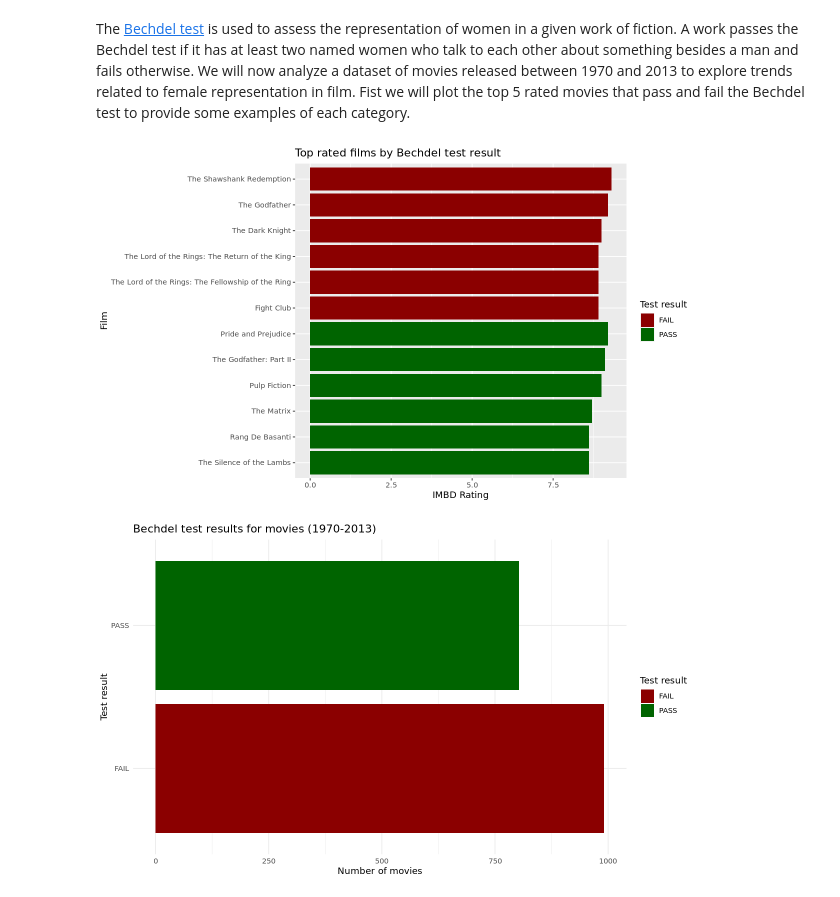
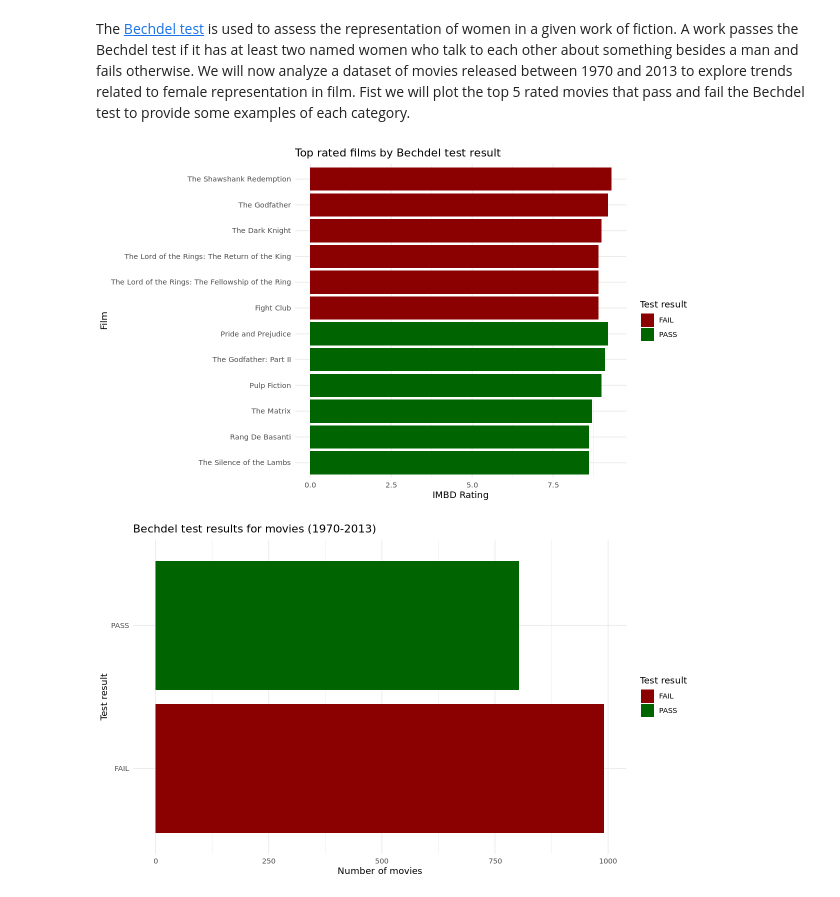
Before and after one commit to whparker/BIOS512_assignments, a Jupyter notebook: BIOS512_final_project.ipynb, the cells around one changed output. Saved outputs shown, nothing was run; the diff lists cells and outputs as text; code cells hidden in the pictures.

```diff
--- a/BIOS512_final_project.ipynb
+++ b/BIOS512_final_project.ipynb
@@ -67,22 +67,23 @@ The [Bechdel test](https://en.wikipedia.org/wiki/Bechdel_test) is used to assess
 # %%
 options(repr.plot.height = 6, repr.plot.width = 10, resolution = 300)
 
 # plot the top 5 movies passing and failing the Bechdel test
 df_movies_top = df_movies |>
     group_by(binary) |>
     arrange(imdb_rating) |>
     slice_max(n = 5, order_by = imdb_rating) |>
     ungroup() |>
     mutate(title = as.factor(title) |> fct_inorder() |> fct_rev())
 
 p = ggplot(df_movies_top, aes(y = title, weight = imdb_rating, fill = binary)) +
     geom_bar() +
     scale_fill_manual(values = c('darkred', 'darkgreen'), name = 'Test result') +
-    labs(x = 'IMBD Rating', y = 'Film', title = 'Top rated films by Bechdel test result')
+    labs(x = 'IMBD Rating', y = 'Film', title = 'Top rated films by Bechdel test result') +
+    theme_minimal()
 
 p
 # %% [output]
-[figure, old version]
+[figure, new version]
 # %%
 # plot the total number of movies passing and failing the Bechdel test between 1970 and 2013
 p = ggplot(df_movies, aes(y = binary, fill = binary)) +
```
